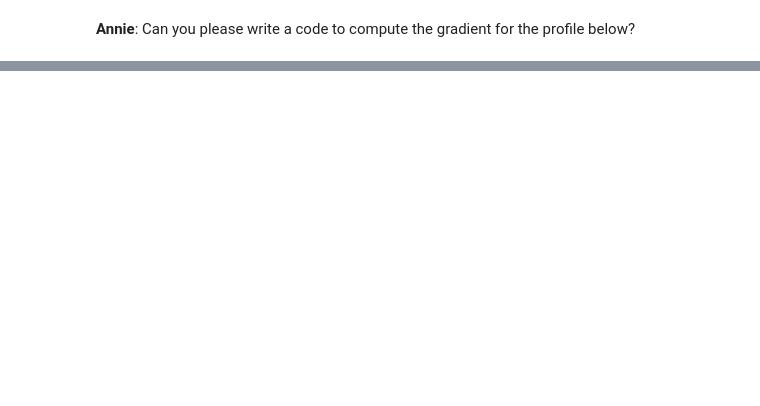
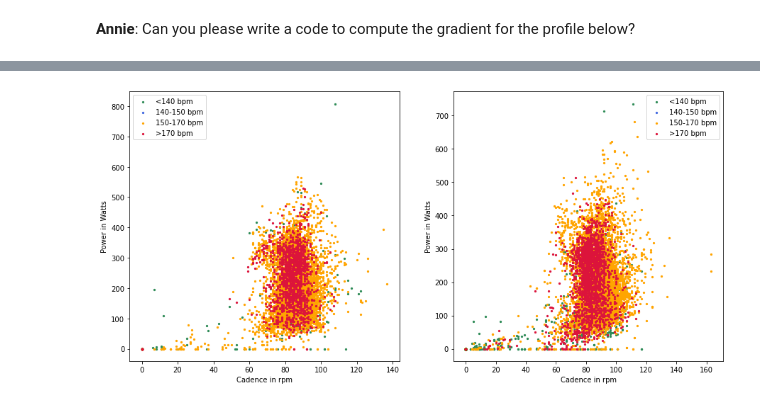
Before and after one commit to rounak-meyur/statlearn-2020, a Jupyter notebook: stat-learn-2020.ipynb, the cells around one changed output, grey strips where cells are left out. Cells and saved outputs as stored; diff of their text form; code cells hidden in the pictures; blank space fills up the shorter version.

```diff
--- a/stat-learn-2020.ipynb
+++ b/stat-learn-2020.ipynb
@@ -125,0 +142,23 @@ Text(0, 0.5, 'Altitude in meters')
+# %%
+#Clustering the cadence-power scatter plot based on the heart rate
+def cluster_heartrate(cad,pwr,hrt,ax):
+    ind_1 = np.where(hrt<140)
+    ind_2 = np.where((hrt<=140) & (150<=hrt))
+    ind_3 = np.where((150<hrt)&(hrt<170))
+    ind_4 = np.where(170<hrt)
+    ax.scatter(cad[ind_1],pwr[ind_1],c='seagreen',s=5.0,label="<140 bpm")
+    ax.scatter(cad[ind_2],pwr[ind_2],c='royalblue',s=5.0,label="140-150 bpm")
+    ax.scatter(cad[ind_3],pwr[ind_3],c='orange',s=5.0,label="150-170 bpm")
+    ax.scatter(cad[ind_4],pwr[ind_4],c='crimson',s=5.0,label=">170 bpm")
+    ax.set_xlabel("Cadence in rpm")
+    ax.set_ylabel("Power in Watts")
+    ax.legend()
+    return
+
+fig = plt.figure(figsize=(15,7))
+ax1 = fig.add_subplot(121)
+ax2 = fig.add_subplot(122)
+cluster_heartrate(cad1,pwr1,hrt1,ax1)
+cluster_heartrate(cad2,pwr2,hrt2,ax2)
+# %% [output]
+[figure, added]
```
Also changed, not shown: parts of 6 cells of this notebook.
